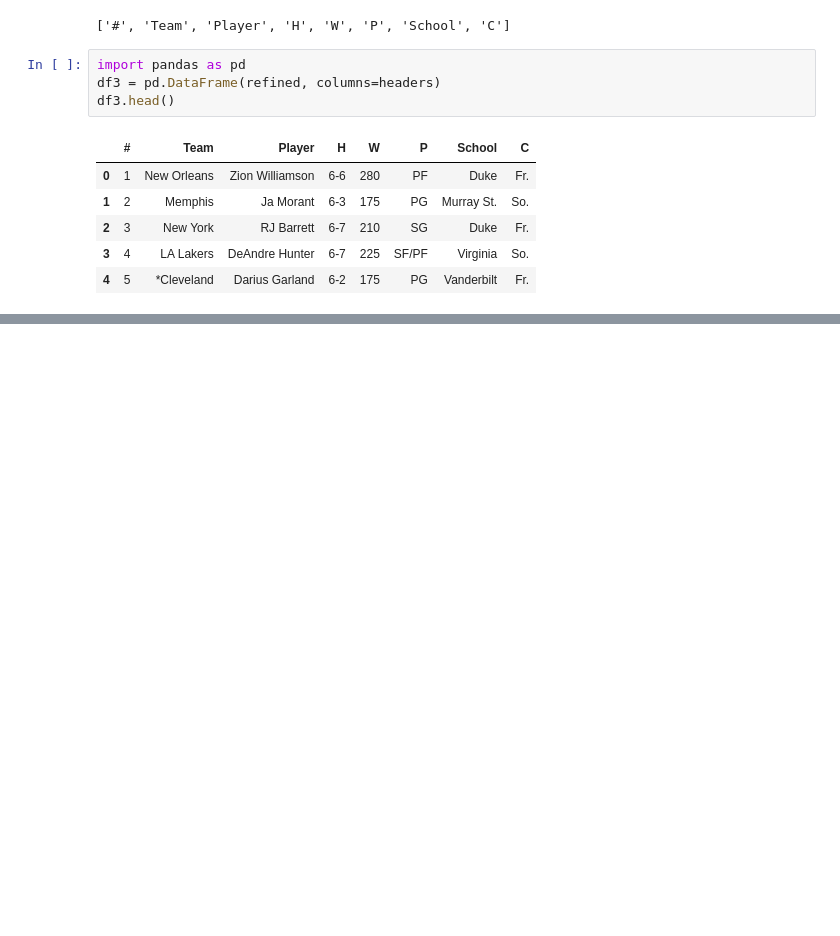
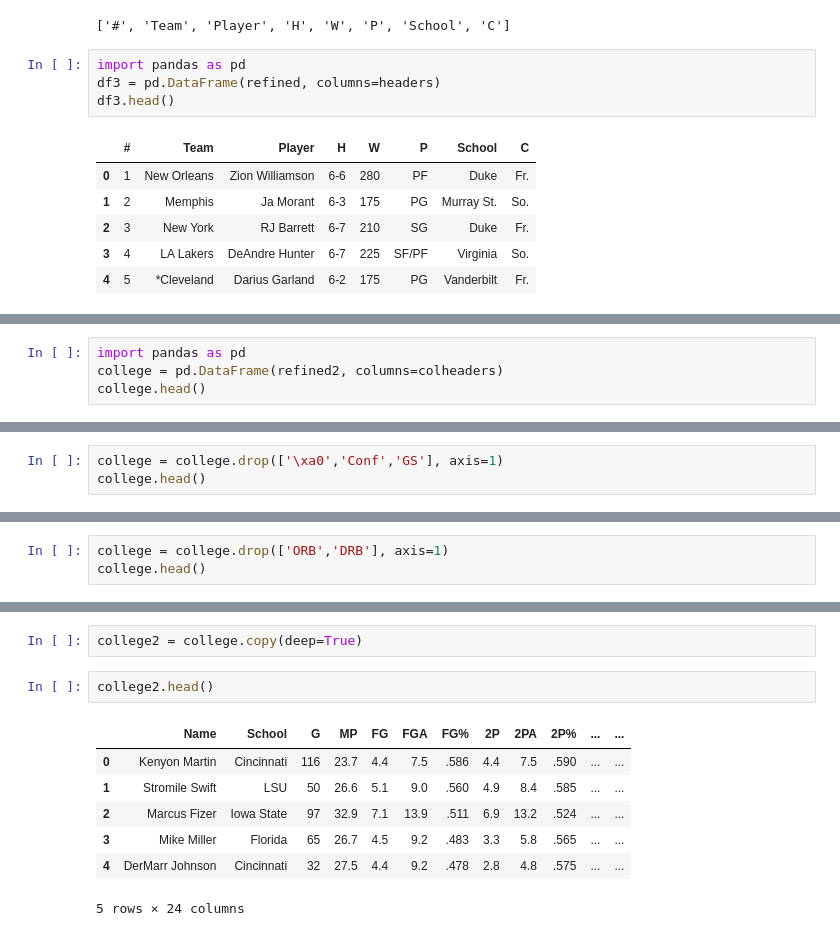
Before and after one commit to cc506/NBADrafteesAnalysis, a Jupyter notebook: Draft Round Scraping.ipynb, the cells around one changed output, grey strips where cells are left out. Drawn from its saved outputs; the diff is of its cells as text; blank space fills up the shorter version.

```diff
--- a/Draft Round Scraping.ipynb
+++ b/Draft Round Scraping.ipynb
@@ -154,0 +311,4 @@ df3.to_csv("2019MockDraftData.csv")
+# %%
+import pandas as pd
+college = pd.DataFrame(refined2, columns=colheaders)
+college.head()
@@ -154,0 +319,3 @@ df3.to_csv("2019MockDraftData.csv")
+# %%
+college = college.drop(['\xa0','Conf','GS'], axis=1)
+college.head()
@@ -154,0 +326,3 @@ df3.to_csv("2019MockDraftData.csv")
+# %%
+college = college.drop(['ORB','DRB'], axis=1)
+college.head()
@@ -154,0 +343,12 @@ df3.to_csv("2019MockDraftData.csv")
+# %%
+college2 = college.copy(deep=True)
+# %%
+college2.head()
+# %% [output]
+|  | Name | School | G | MP | FG | FGA | FG% | 2P | 2PA | 2P% | ... | ... |
+| 0 | Kenyon Martin | Cincinnati | 116 | 23.7 | 4.4 | 7.5 | .586 | 4.4 | 7.5 | .590 | ... | ... |
+| 1 | Stromile Swift | LSU | 50 | 26.6 | 5.1 | 9.0 | .560 | 4.9 | 8.4 | .585 | ... | ... |
+| 2 | Marcus Fizer | Iowa State | 97 | 32.9 | 7.1 | 13.9 | .511 | 6.9 | 13.2 | .524 | ... | ... |
+| 3 | Mike Miller | Florida | 65 | 26.7 | 4.5 | 9.2 | .483 | 3.3 | 5.8 | .565 | ... | ... |
+| 4 | DerMarr Johnson | Cincinnati | 32 | 27.5 | 4.4 | 9.2 | .478 | 2.8 | 4.8 | .575 | ... | ... |
+5 rows × 24 columns
```
Also changed, not shown: parts of 59 cells of this notebook.
